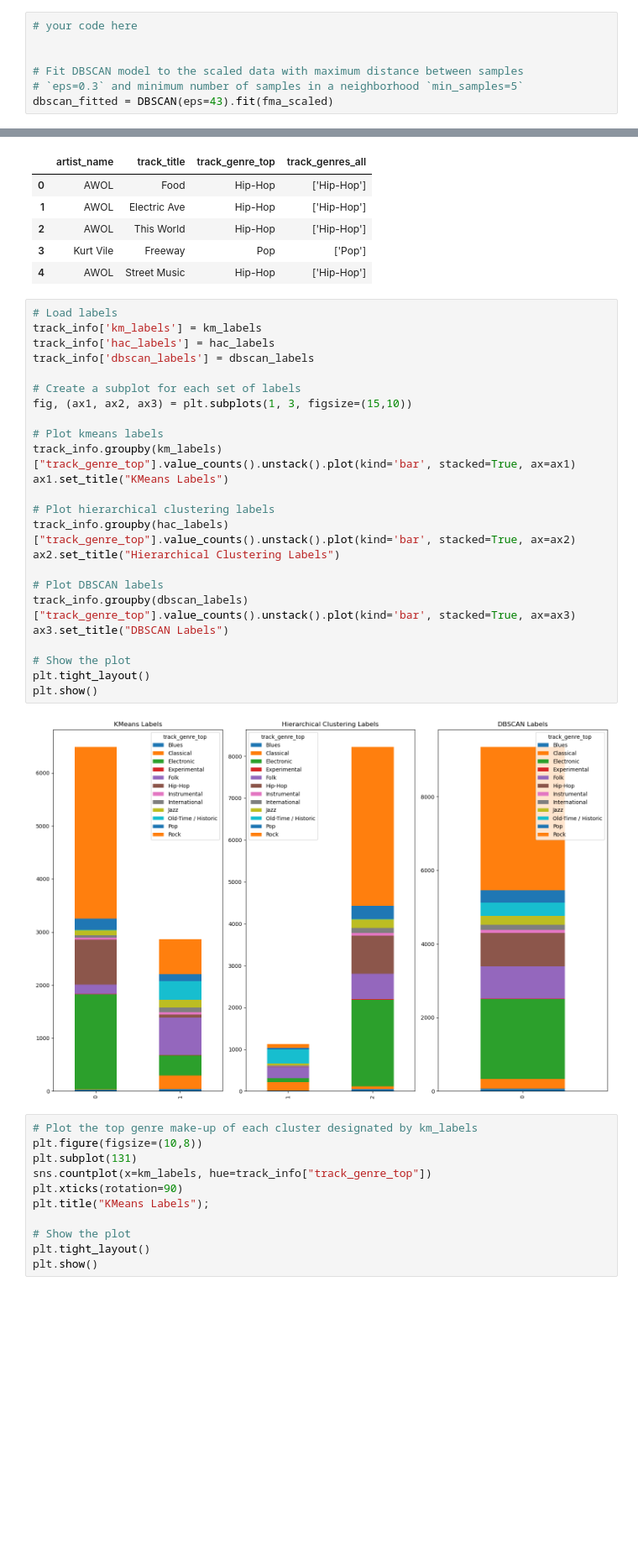
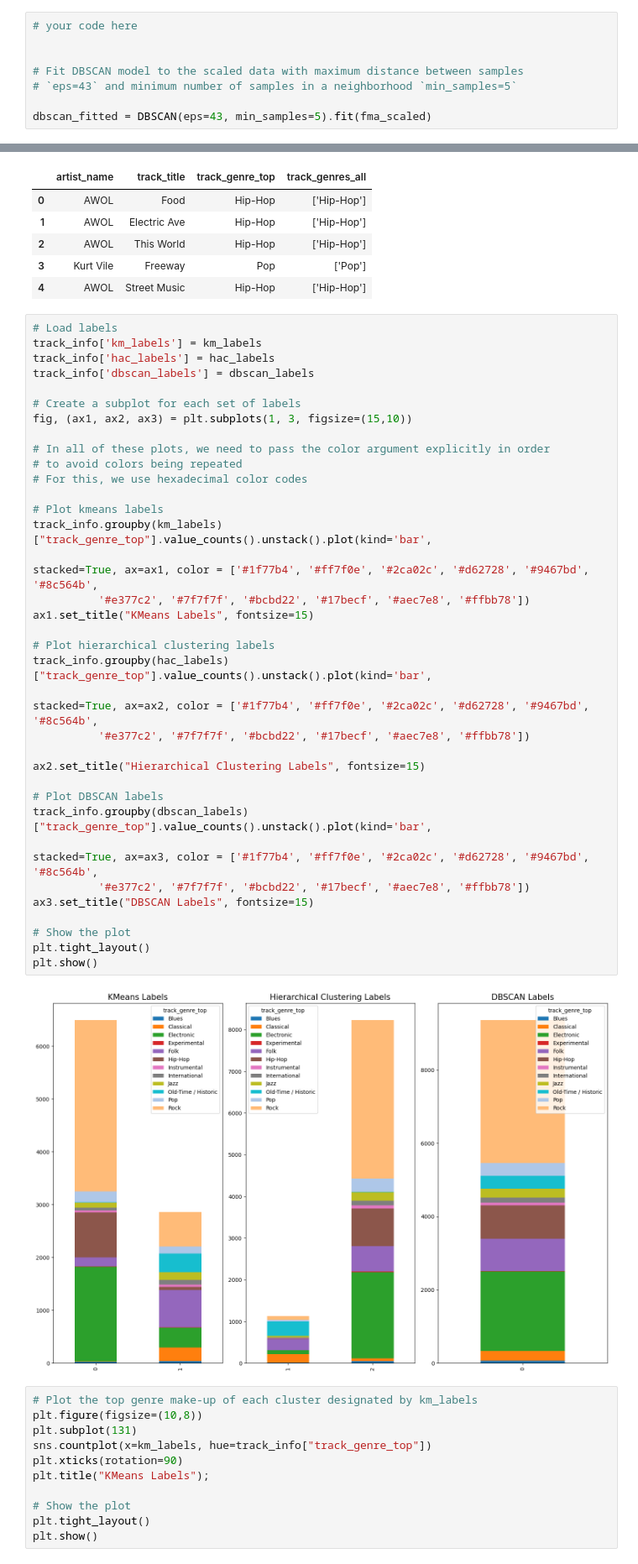
Before and after one commit to jamesliounis/Harvard-Deep-Learning, a Jupyter notebook: cs109b_hw1/cs109b_hw1.ipynb, the cells around one changed output, grey strips where cells are left out. Shown at 84% size. Cells and saved outputs as stored; diff of their text form; blank space fills up the shorter version.

```diff
--- a/cs109b_hw1/cs109b_hw1.ipynb
+++ b/cs109b_hw1/cs109b_hw1.ipynb
@@ -753,8 +776,9 @@ plt_epsilon(fma_scaled, 5)
 
 
 # Fit DBSCAN model to the scaled data with maximum distance between samples
-# `eps=0.3` and minimum number of samples in a neighborhood `min_samples=5`
-dbscan_fitted = DBSCAN(eps=43).fit(fma_scaled)
+# `eps=43` and minimum number of samples in a neighborhood `min_samples=5`
+
+dbscan_fitted = DBSCAN(eps=43, min_samples=5).fit(fma_scaled)
 # %%
 # Access the labels_ attribute of the fitted DBSCAN model object:
 
@@ -833,29 +840,40 @@ track_info.head()
 # %%
 # Load labels
 track_info['km_labels'] = km_labels
 track_info['hac_labels'] = hac_labels
 track_info['dbscan_labels'] = dbscan_labels
 
 # Create a subplot for each set of labels
 fig, (ax1, ax2, ax3) = plt.subplots(1, 3, figsize=(15,10))
 
+# In all of these plots, we need to pass the color argument explicitly in order
+# to avoid colors being repeated
+# For this, we use hexadecimal color codes
+
 # Plot kmeans labels
-track_info.groupby(km_labels)["track_genre_top"].value_counts().unstack().plot(kind='bar', stacked=True, ax=ax1)
-ax1.set_title("KMeans Labels")
+track_info.groupby(km_labels)["track_genre_top"].value_counts().unstack().plot(kind='bar',
+                                                                               stacked=True, ax=ax1, color = ['#1f77b4', '#ff7f0e', '#2ca02c', '#d62728', '#9467bd', '#8c564b',
+          '#e377c2', '#7f7f7f', '#bcbd22', '#17becf', '#aec7e8', '#ffbb78'])
+ax1.set_title("KMeans Labels", fontsize=15)
 
 # Plot hierarchical clustering labels
-track_info.groupby(hac_labels)["track_genre_top"].value_counts().unstack().plot(kind='bar', stacked=True, ax=ax2)
-ax2.set_title("Hierarchical Clustering Labels")
+track_info.groupby(hac_labels)["track_genre_top"].value_counts().unstack().plot(kind='bar',
+                                                                                stacked=True, ax=ax2, color = ['#1f77b4', '#ff7f0e', '#2ca02c', '#d62728', '#9467bd', '#8c564b',
+          '#e377c2', '#7f7f7f', '#bcbd22', '#17becf', '#aec7e8', '#ffbb78'])
+
+ax2.set_title("Hierarchical Clustering Labels", fontsize=15)
 
 # Plot DBSCAN labels
-track_info.groupby(dbscan_labels)["track_genre_top"].value_counts().unstack().plot(kind='bar', stacked=True, ax=ax3)
-ax3.set_title("DBSCAN Labels")
+track_info.groupby(dbscan_labels)["track_genre_top"].value_counts().unstack().plot(kind='bar',
+                                                                                   stacked=True, ax=ax3, color = ['#1f77b4', '#ff7f0e', '#2ca02c', '#d62728', '#9467bd', '#8c564b',
+          '#e377c2', '#7f7f7f', '#bcbd22', '#17becf', '#aec7e8', '#ffbb78'])
+ax3.set_title("DBSCAN Labels", fontsize=15)
 
 # Show the plot
 plt.tight_layout()
 plt.show()
 # %% [output]
-[figure, old version]
+[figure, new version]
 # %%
 # Plot the top genre make-up of each cluster designated by km_labels
 plt.figure(figsize=(10,8))
```
Also changed, not shown: parts of 16 cells of this notebook.
